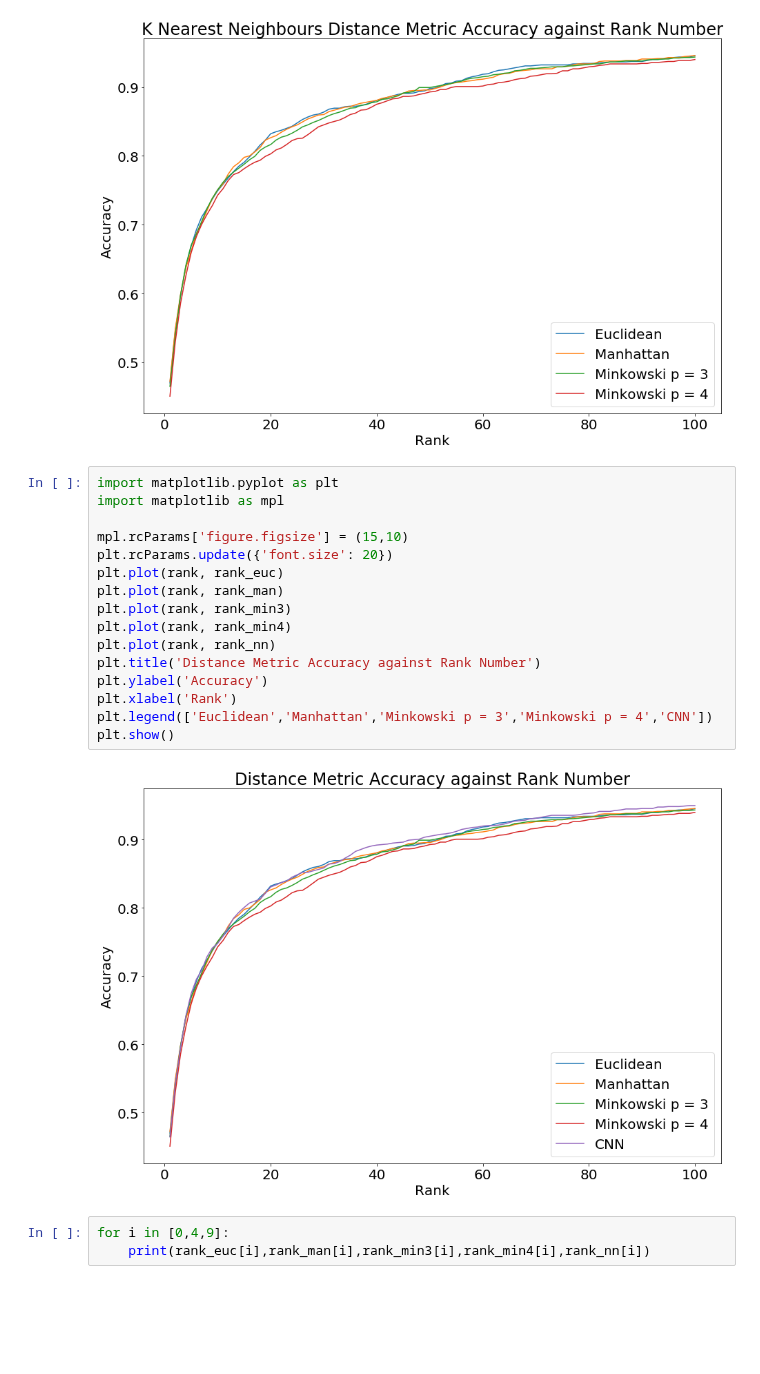
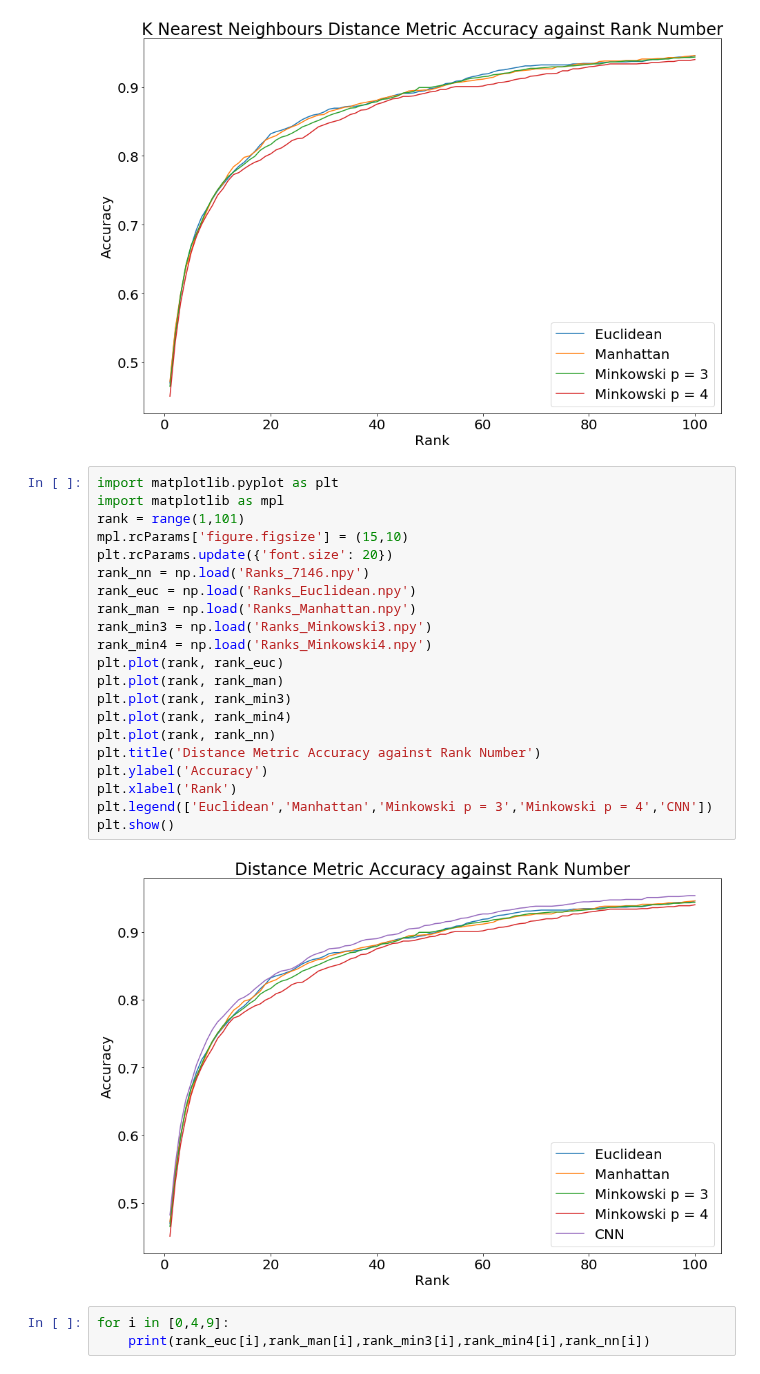
Before and after one commit to GPadley/EE4-68-PR, a Jupyter notebook: CW2/KNN.ipynb, the cells around one changed output. Saved outputs shown, nothing was run; the diff lists cells and outputs as text; blank space fills up the shorter version.

```diff
--- a/CW2/KNN.ipynb
+++ b/CW2/KNN.ipynb
@@ -89,21 +89,26 @@ plt.show()
 # %%
 import matplotlib.pyplot as plt
 import matplotlib as mpl
-
+rank = range(1,101)
 mpl.rcParams['figure.figsize'] = (15,10)
 plt.rcParams.update({'font.size': 20})
+rank_nn = np.load('Ranks_7146.npy')
+rank_euc = np.load('Ranks_Euclidean.npy')
+rank_man = np.load('Ranks_Manhattan.npy')
+rank_min3 = np.load('Ranks_Minkowski3.npy')
+rank_min4 = np.load('Ranks_Minkowski4.npy')
 plt.plot(rank, rank_euc)
 plt.plot(rank, rank_man)
 plt.plot(rank, rank_min3)
 plt.plot(rank, rank_min4)
 plt.plot(rank, rank_nn)
 plt.title('Distance Metric Accuracy against Rank Number')
 plt.ylabel('Accuracy')
 plt.xlabel('Rank')
 plt.legend(['Euclidean','Manhattan','Minkowski p = 3','Minkowski p = 4','CNN'])
 plt.show()
 # %% [output]
-[figure, old version]
+[figure, new version]
 # %%
 for i in [0,4,9]:
     print(rank_euc[i],rank_man[i],rank_min3[i],rank_min4[i],rank_nn[i])
```
Also changed, not shown: parts of 1 cell of this notebook, 11 other files.
